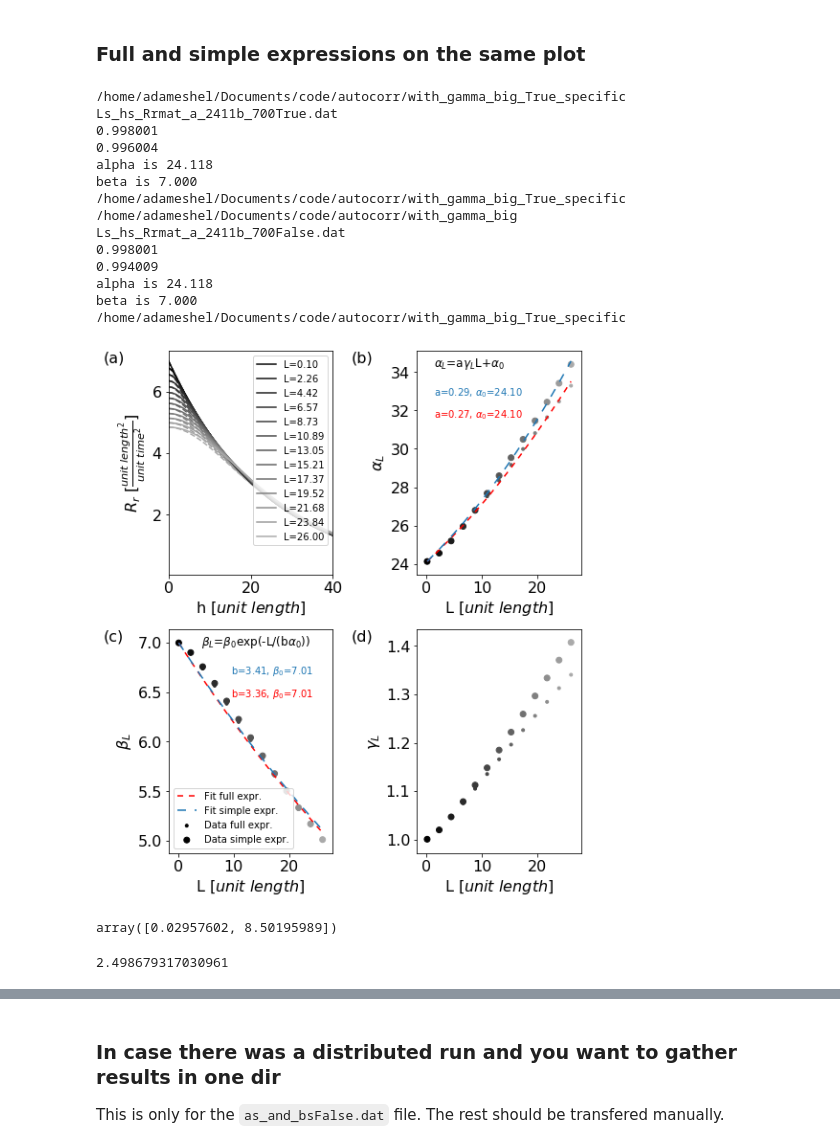
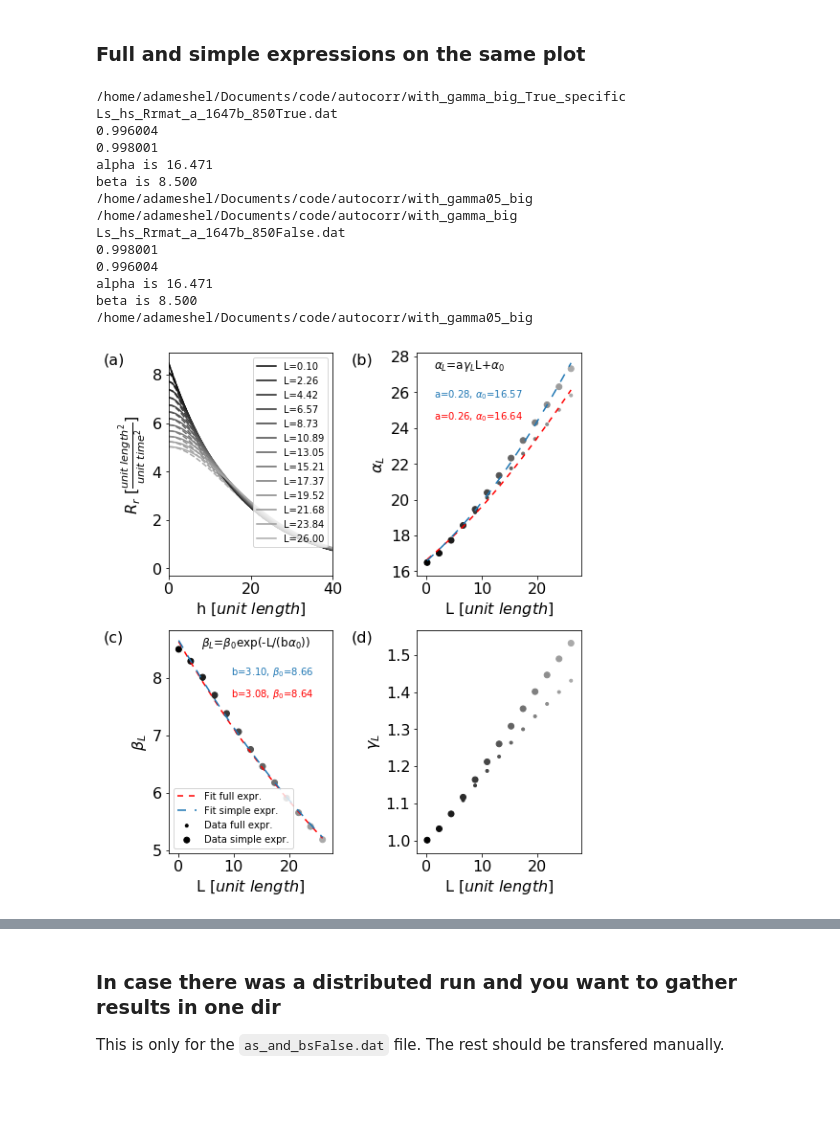
Before and after one commit to adameshel/spatial_autocorrelation, a Jupyter notebook: Autocorr/auto_corr.ipynb, the cells around one changed output, grey strips where cells are left out. Cells and saved outputs as stored; diff of their text form; code cells hidden in the pictures; blank space fills up the shorter version.

Commit message:
Analyzing changing g

```diff
--- a/Autocorr/auto_corr.ipynb
+++ b/Autocorr/auto_corr.ipynb
@@ -541,11 +541,12 @@ beta is 1.850
 # %% [markdown]
 ### Restore pickled data from newer dirs
 # %%
-my_path = Path('/home/adameshel/Documents/code/autocorr/with_gamma_big/')
+my_path = Path('/home/adameshel/Documents/code/autocorr/changing_gamma/')
+# my_path = Path('/home/adameshel/Documents/code/autocorr/with_gamma_big/')
 # my_path = Path('/home/adameshel/Documents/code/autocorr/with_gamma_big_True_specific/')
 files  = os.listdir(my_path)
 file = np.random.choice(files,1)[0]
-while 'Ls_' not in file:
+while '_750g_140' not in file:
     file = np.random.choice(files,1)[0]
 print(file)
 data2 = []
@@ -666,3 +978,35 @@ beta is 8.500
+# %%
+fig, ax = plt.subplots(1,3,figsize=(12,4))
+
+my_path = Path('/home/adameshel/Documents/code/autocorr/with_gamma05_big/')
+files  = sorted(os.listdir(my_path))
+for file in files:
+    if 'Ls_' in file:
+        continue
+    else:
+        data2 = []
+        with open(my_path.joinpath(file), 'rb') as f:
+            for _ in range(pkl.load(f)):
+                data2.append(pkl.load(f))
+        f.close()
+        Ls=data2[0]; hs=data2[1]; Rr_mat=data2[2]; alpha=data2[3]; beta=data2[4]
+
+
+
+
+
+
+dir_paths = glob.glob(str(my_path.absolute()) + '/*/')
+idxs = []
+i = 0
+for p in dir_paths:
+    if '_cod' not in p:
+        idxs.append(i)
+    if '60T_ts29' in p:
+        idxs.append(i)
+    i+=1
+dir_paths = delete_from_list(dir_paths,idxs)
+dir_paths
 # %% [markdown]
 ### Full and simple expressions on the same plot
 # %%
@@ -794,11 +1138,11 @@ for p,path in enumerate(paths):
         xdata=Ls,
         ydata=betas,
         sigma=sigma,
-        p0=[3,1],
-        bounds=[0, (10, np.inf)]
+        p0=[3,1,alpha_0],
+        bounds=[(0,0,(alpha_0-epsilon)), (10, np.inf, (alpha_0+epsilon))]
     )
-    b, beta_0 = pbeta
-    line = beta_L(Ls, b, beta_0)
+    b, beta_0, _ = pbeta
+    line = beta_L(Ls, b, beta_0, alpha_0)
     r2 = round(np.corrcoef(betas,line)[1,0],3)**2
     print(r2)
     if full==False:
@@ -814,50 +1158,42 @@ for p,path in enumerate(paths):
              color='r',
              transform=ax[1,0].transAxes)
 #     ax[1,0].set_title(r'Model:  $\beta_L$=$\beta_0$e$^{-L/(b\alpha_0)}$'
 #                     '\n'r'b=%.2f  $\beta_0$=%.2f''\n''r$^2$=%.3f' %(b, beta_0, r2),
 #                      fontsize=fs-4, y=0.7);
     ax[1,0].legend(loc="lower left")
     print('alpha is %.3f' %alpha)
     print('beta is %.3f' %beta)
     print(my_path)
 
 ax[0,0].text(-0.4, 0.95, '(a)', fontsize=fs, color='k',transform=ax[0,0].transAxes);
 ax[0,1].text(-0.4, 0.95, '(b)', fontsize=fs, color='k',transform=ax[0,1].transAxes);
 ax[1,0].text(-0.4, 0.95, '(c)', fontsize=fs, color='k',transform=ax[1,0].transAxes);
 ax[1,1].text(-0.4, 0.95, '(d)', fontsize=fs, color='k',transform=ax[1,1].transAxes);
 
 ax[0,1].text(0.1, 0.93, r'$\alpha_L$=a$\gamma_L$L+$\alpha_0$',
              fontsize=fs-4,
              color='k',
              transform=ax[0,1].transAxes);
 ax[1,0].text(0.2, 0.93, r'$\beta_L$=$\beta_0$exp(-L/(b$\alpha_0$))',
              fontsize=fs-4,
              color='k',
              transform=ax[1,0].transAxes);
 plt.show()
 fig.savefig(fig_path.joinpath('joined_alpha%i_beta%i_gamma' %(alpha*10,beta*10)\
                              + str(full_expr) + '.png'), bbox_inches='tight')
 # %% [output]
 /home/adameshel/Documents/code/autocorr/with_gamma_big_True_specific
-Ls_hs_Rrmat_a_2411b_700True.dat
+Ls_hs_Rrmat_a_1647b_850True.dat
+0.996004
+0.998001
+alpha is 16.471
+beta is 8.500
+/home/adameshel/Documents/code/autocorr/with_gamma05_big
+/home/adameshel/Documents/code/autocorr/with_gamma_big
+Ls_hs_Rrmat_a_1647b_850False.dat
 0.998001
 0.996004
-alpha is 24.118
-beta is 7.000
-/home/adameshel/Documents/code/autocorr/with_gamma_big_True_specific
-/home/adameshel/Documents/code/autocorr/with_gamma_big
-Ls_hs_Rrmat_a_2411b_700False.dat
-0.998001
-0.994009
-alpha is 24.118
-beta is 7.000
-/home/adameshel/Documents/code/autocorr/with_gamma_big_True_specific
+alpha is 16.471
+beta is 8.500
+/home/adameshel/Documents/code/autocorr/with_gamma05_big
-[figure, old version]
+[figure, new version]
-# %%
-pbeta
-# %% [output]
-array([0.02957602, 8.50195989])
-# %%
-np.nanmax(Rr_mat)
-# %% [output]
-2.498679317030961
```
Also changed, not shown: parts of 16 cells of this notebook, 2 other files.
